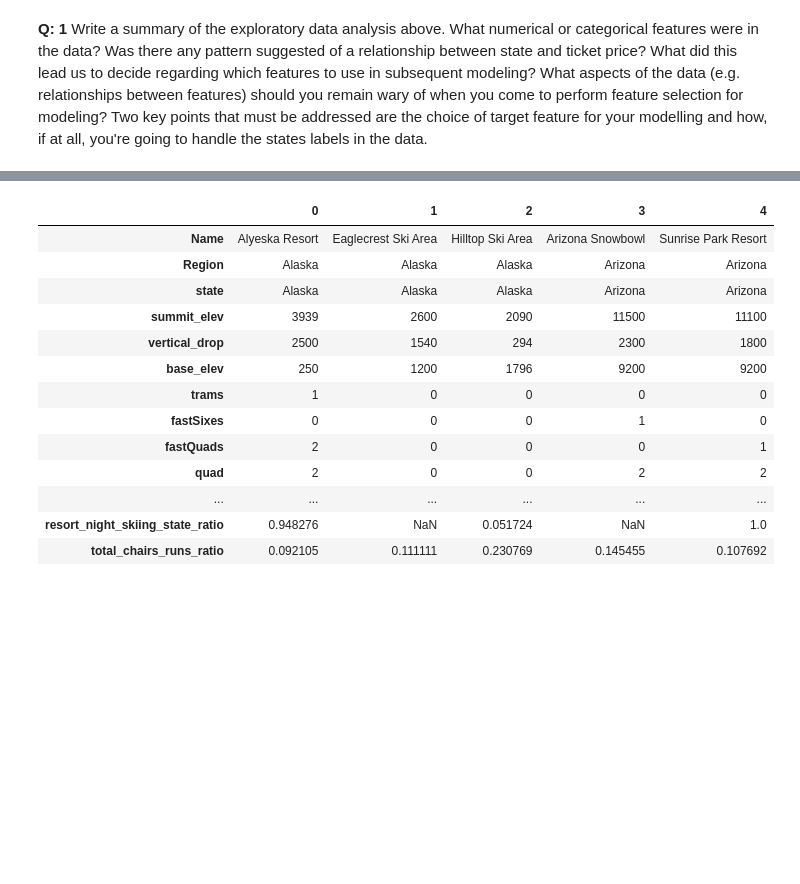
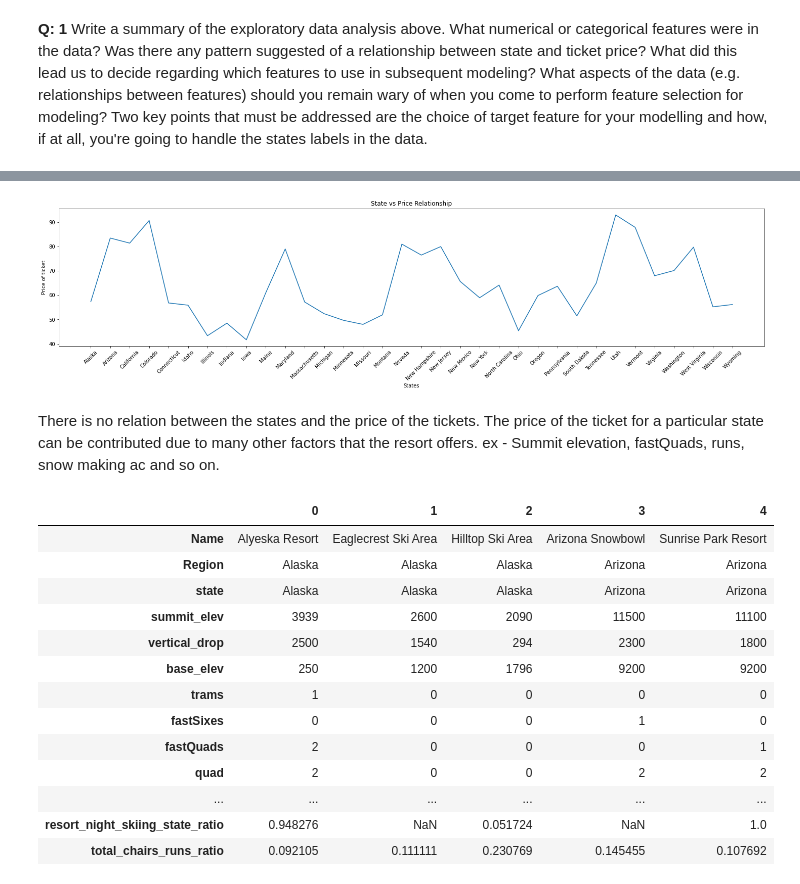
Before and after one commit to dharitsura248/SpringBoard_DataScience, a Jupyter notebook: DataScienceGuidedCapstone/Notebooks/03_exploratory_data_analysis.ipynb, the cells around one changed output, grey strips where cells are left out. Cells and saved outputs as stored; diff of their text form; code cells hidden in the pictures; blank space fills up the shorter version.

```diff
--- a/DataScienceGuidedCapstone/Notebooks/03_exploratory_data_analysis.ipynb
+++ b/DataScienceGuidedCapstone/Notebooks/03_exploratory_data_analysis.ipynb
@@ -828,3 +852,17 @@ Exploratory data analysis helped us reduce the dimensions required from 7 to 2 w
+# %%
+state_price = ski_data.groupby(by='state',as_index=False)['AdultWeekend'].mean()
+
+fig = plt.figure(figsize=(25, 5))
+sns.lineplot(x='state',y='AdultWeekend',data=state_price)
+plt.xlabel('States')
+plt.xticks(rotation=45)
+plt.ylabel('Price of ticket')
+plt.title('State vs Price Relationship')
+plt.show()
+# %% [output]
+[figure, added]
+# %% [markdown]
+There is no relation between the states and the price of the tickets. The price of the ticket for a particular state can be contributed due to many other factors that the resort offers. ex - Summit elevation, fastQuads, runs, snow making ac and so on.
 # %%
 ski_data.head().T
 # %% [output]
```
Also changed, not shown: parts of 5 cells of this notebook, 1 other file.
